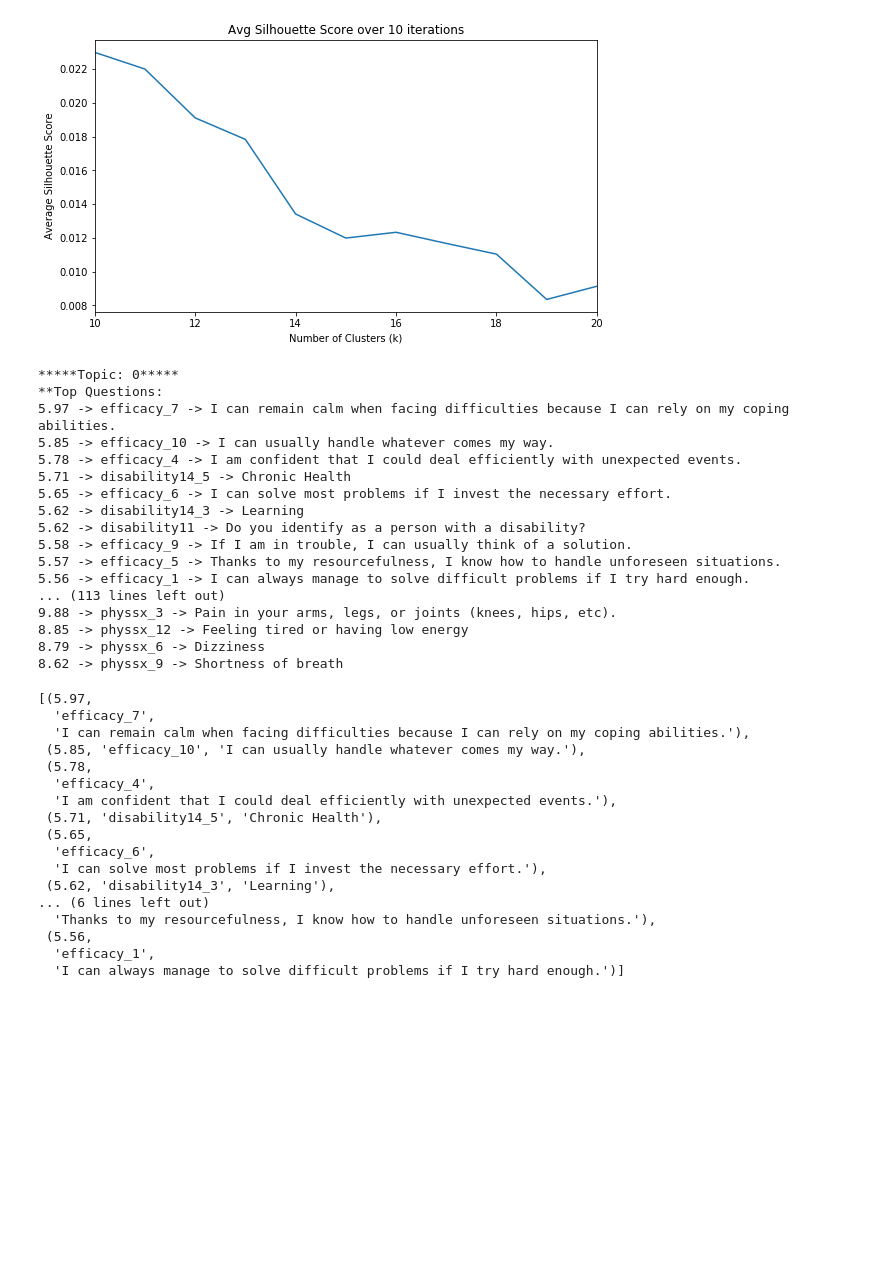
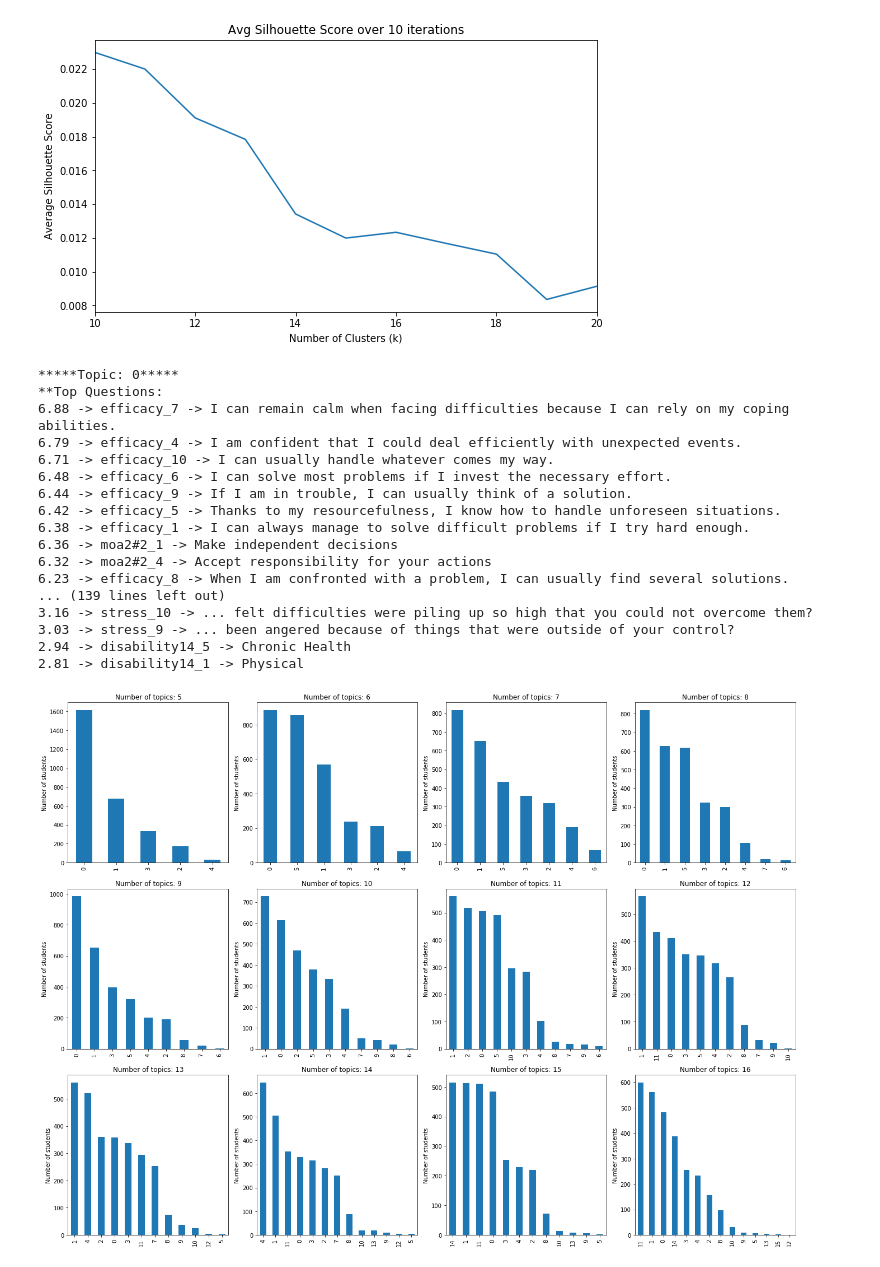
Before and after one commit to anthonybaulo/emerging-adulthood-psych-study, a Jupyter notebook: dev/EAMMI_3_model.ipynb, the cells around one changed output. Drawn from its saved outputs; the diff is of its cells as text; code cells hidden in the pictures; blank space fills up the shorter version.

```diff
--- a/dev/EAMMI_3_model.ipynb
+++ b/dev/EAMMI_3_model.ipynb
@@ -228,17 +247,17 @@ Iteration 8 Complete
 Iteration 9 Complete
 [figure]
 # %%
-def nmf_results(df, n_topics=5, top_ques=5, per_person=3):
+def nmf_results(df, n_topics=5, top_ques=5, per_person=3, verbose=False):
 
     # Fit NMF to X
     nmf = NMF(n_components=n_topics, random_state=1,
-          alpha=.1, l1_ratio=.5).fit(df)
+              alpha=.3, l1_ratio=.5).fit(df)
 
     # W matrix maps each row (person) from input matrix to topic vector -> shape(m, n_topics)
     W = nmf.transform(df)
 
     # For each row/person, grab the column indices with highest values
-    top_n_per_person = W.argsort()[:,-top_per_person:][:,::-1]
+    top_n_per_person = W.argsort()[:,-per_person:][:,::-1]
 
     # topics is the H matrix, mapping each topic to feature (question) -> shape (n_topics, p)
     topics = nmf.components_
@@ -251,49 +270,49 @@ def nmf_results(df, n_topics=5, top_ques=5, per_person=3):
                    for i, colname in zip(topidxs, df.columns[topidxs])]
         to_string = ['{} -> {} -> {}'.format(*tup) for tup in toplist]
         topques = '\n'.join(to_string)
-        print(f'*****Topic: {i}*****\n**Top Questions:\n{topques}\n')
         topic_questions.append(toplist)
+        if verbose:
+            print(f'*****Topic: {i}*****\n**Top Questions:\n{topques}\n')
 
     return nmf, topic_questions, top_n_per_person
 # %%
-nmf, topic_questions, top_n_per_person = nmf_results(df, n_topics=10, top_ques=10, per_person=3)
+nmf, topic_questions, top_n_per_person = nmf_results(df, n_topics=12, top_ques=10,
+                                                     per_person=3, verbose=True)
 # %% [output]
 *****Topic: 0*****
 **Top Questions:
-5.97 -> efficacy_7 -> I can remain calm when facing difficulties because I can rely on my coping abilities.
-5.85 -> efficacy_10 -> I can usually handle whatever comes my way.
-5.78 -> efficacy_4 -> I am confident that I could deal efficiently with unexpected events.
-5.71 -> disability14_5 -> Chronic Health
-5.65 -> efficacy_6 -> I can solve most problems if I invest the necessary effort.
-5.62 -> disability14_3 -> Learning
-5.62 -> disability11 -> Do you identify as a person with a disability?
-5.58 -> efficacy_9 -> If I am in trouble, I can usually think of a solution.
-5.57 -> efficacy_5 -> Thanks to my resourcefulness, I know how to handle unforeseen situations.
-5.56 -> efficacy_1 -> I can always manage to solve difficult problems if I try hard enough.
-... (113 lines left out)
-9.88 -> physsx_3 -> Pain in your arms, legs, or joints (knees, hips, etc).
-8.85 -> physsx_12 -> Feeling tired or having low energy
-8.79 -> physsx_6 -> Dizziness
-8.62 -> physsx_9 -> Shortness of breath
+6.88 -> efficacy_7 -> I can remain calm when facing difficulties because I can rely on my coping abilities.
+6.79 -> efficacy_4 -> I am confident that I could deal efficiently with unexpected events.
+6.71 -> efficacy_10 -> I can usually handle whatever comes my way.
+6.48 -> efficacy_6 -> I can solve most problems if I invest the necessary effort.
+6.44 -> efficacy_9 -> If I am in trouble, I can usually think of a solution.
+6.42 -> efficacy_5 -> Thanks to my resourcefulness, I know how to handle unforeseen situations.
+6.38 -> efficacy_1 -> I can always manage to solve difficult problems if I try hard enough.
+6.36 -> moa2#2_1 -> Make independent decisions
+6.32 -> moa2#2_4 -> Accept responsibility for your actions
+6.23 -> efficacy_8 -> When I am confronted with a problem, I can usually find several solutions.
+... (139 lines left out)
+3.16 -> stress_10 -> ... felt difficulties were piling up so high that you could not overcome them?
+3.03 -> stress_9 -> ... been angered because of things that were outside of your control?
+2.94 -> disability14_5 -> Chronic Health
+2.81 -> disability14_1 -> Physical
-# %%
-topic_questions[0]
-# %% [output]
-[(5.97,
-  'efficacy_7',
-  'I can remain calm when facing difficulties because I can rely on my coping abilities.'),
- (5.85, 'efficacy_10', 'I can usually handle whatever comes my way.'),
- (5.78,
-  'efficacy_4',
-  'I am confident that I could deal efficiently with unexpected events.'),
- (5.71, 'disability14_5', 'Chronic Health'),
- (5.65,
-  'efficacy_6',
-  'I can solve most problems if I invest the necessary effort.'),
- (5.62, 'disability14_3', 'Learning'),
-... (6 lines left out)
-  'Thanks to my resourcefulness, I know how to handle unforeseen situations.'),
- (5.56,
-  'efficacy_1',
-  'I can always manage to solve difficult problems if I try hard enough.')]
+# %%
+n=12
+
+fig, axes = plt.subplots(3, int(n/3), figsize=(19,14))
+
+for ax, num in zip(axes.flatten(), range(5,5+n)):
+    nmf, topic_questions, top_n_per_person = nmf_results(df, n_topics=num)
+    vals, counts = np.unique(top_n_per_person[:,0], return_counts=True)
+    plot_df = pd.DataFrame(counts, vals)
+    ax = plot_df.sort_values(0, ascending=False).plot(kind='bar', legend=False, ax=ax)
+    ax.set_title(f'Number of topics: {num}')
+    ax.set_ylabel('Number of students')
+
+# plt.suptitle('Students per topic over increasing number of topics', fontsize=20)
+plt.tight_layout()
+fig.savefig('../images/Students per topic over increasing number of topics.png')
+# %% [output]
+[figure, added]
 # %%
 # These are the top indices
```
Also changed, not shown: parts of 4 cells of this notebook.
